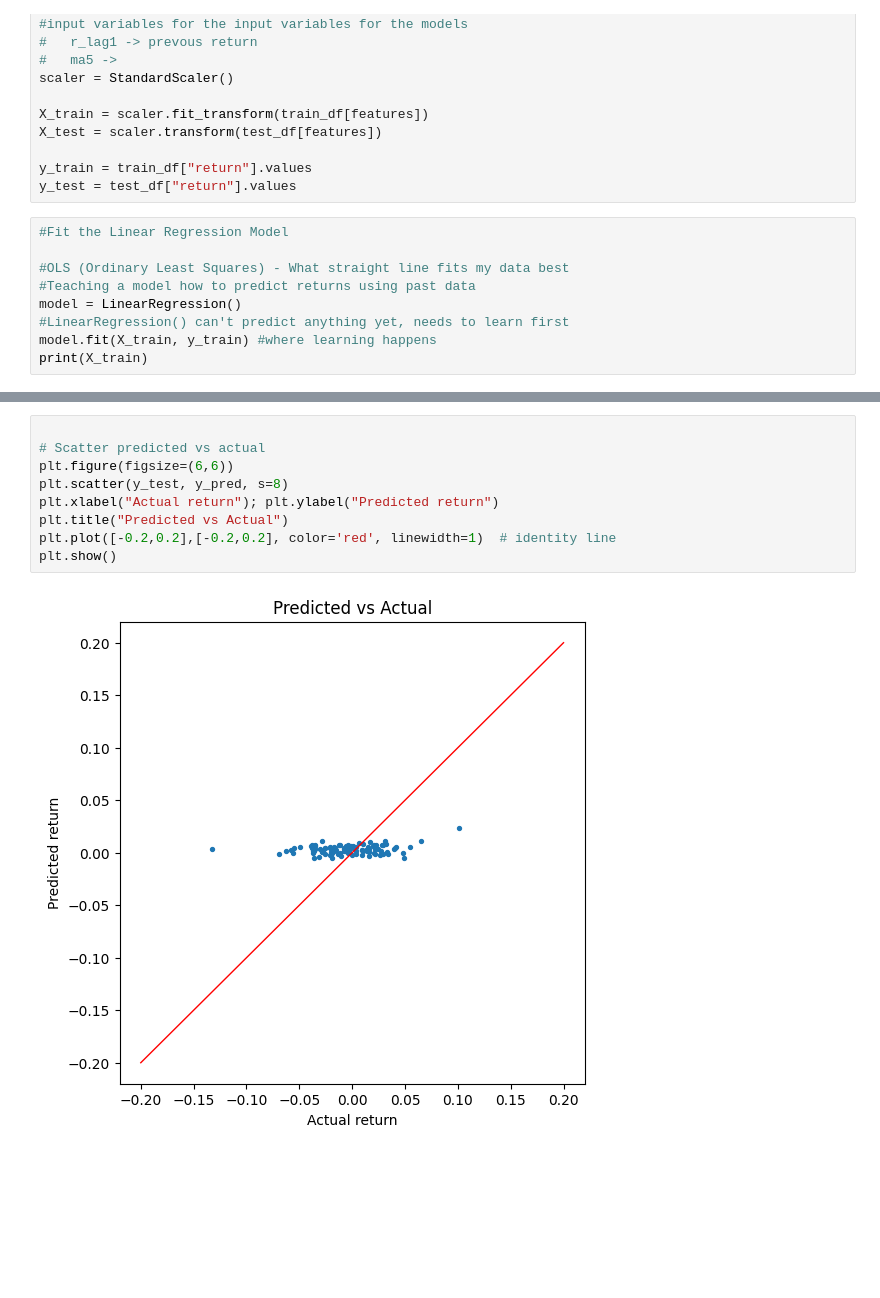
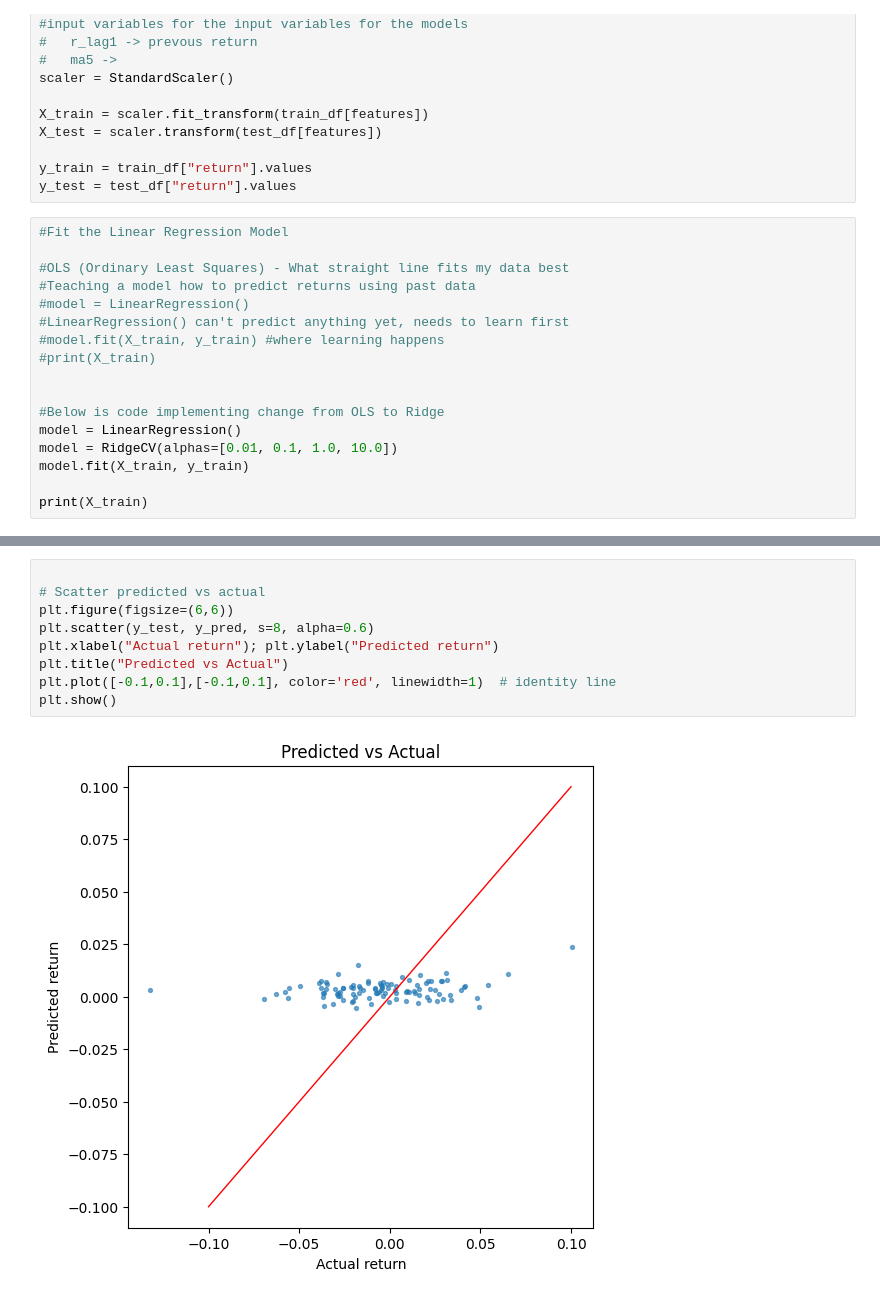
Before and after one commit to KristineYoo/BITB_prediciton, a Jupyter notebook: BITB_prediction.ipynb, the cells around one changed output, grey strips where cells are left out. Cells and saved outputs as stored; diff of their text form; blank space fills up the shorter version.

```diff
--- a/BITB_prediction.ipynb
+++ b/BITB_prediction.ipynb
@@ -198,8 +198,16 @@ y_test = test_df["return"].values
 
 #OLS (Ordinary Least Squares) - What straight line fits my data best
 #Teaching a model how to predict returns using past data
+#model = LinearRegression()
+#LinearRegression() can't predict anything yet, needs to learn first
+#model.fit(X_train, y_train) #where learning happens
+#print(X_train)
+
+
+#Below is code implementing change from OLS to Ridge
 model = LinearRegression()
-#LinearRegression() can't predict anything yet, needs to learn first
-model.fit(X_train, y_train) #where learning happens
+model = RidgeCV(alphas=[0.01, 0.1, 1.0, 10.0])
+model.fit(X_train, y_train)
+
 print(X_train)
 # %% [output]
@@ -254,11 +262,11 @@ Directional accuracy: 0.456
 # %%
 
 # Scatter predicted vs actual
 plt.figure(figsize=(6,6))
-plt.scatter(y_test, y_pred, s=8)
+plt.scatter(y_test, y_pred, s=8, alpha=0.6)
 plt.xlabel("Actual return"); plt.ylabel("Predicted return")
 plt.title("Predicted vs Actual")
-plt.plot([-0.2,0.2],[-0.2,0.2], color='red', linewidth=1)  # identity line
+plt.plot([-0.1,0.1],[-0.1,0.1], color='red', linewidth=1)  # identity line
 plt.show()
 # %% [output]
-[figure, old version]
+[figure, new version]
```
Also changed, not shown: parts of 5 cells of this notebook.
